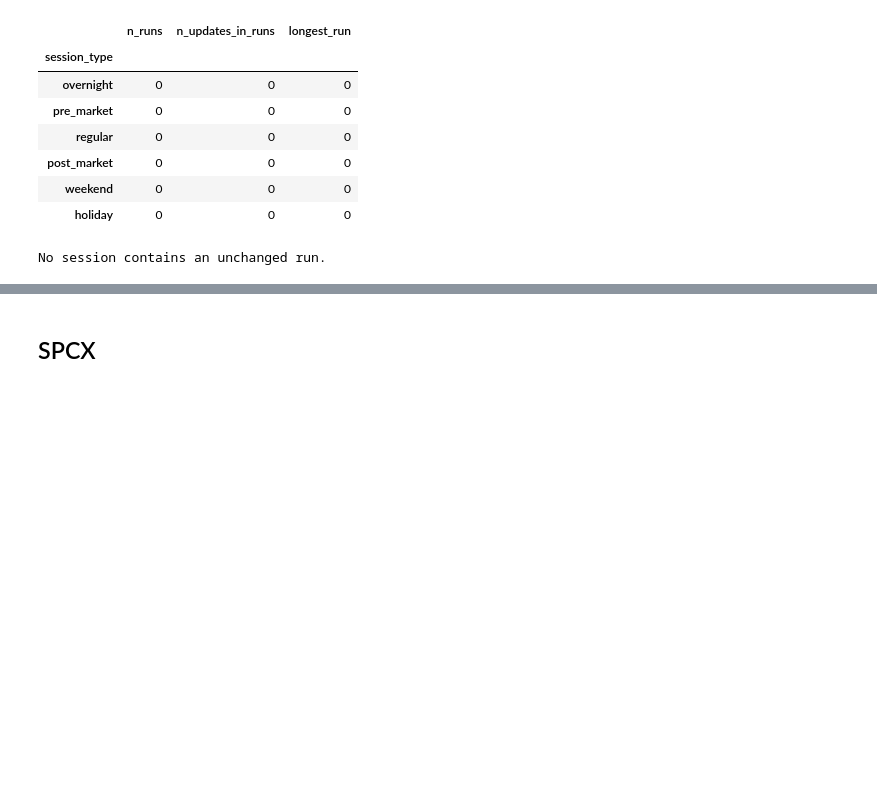
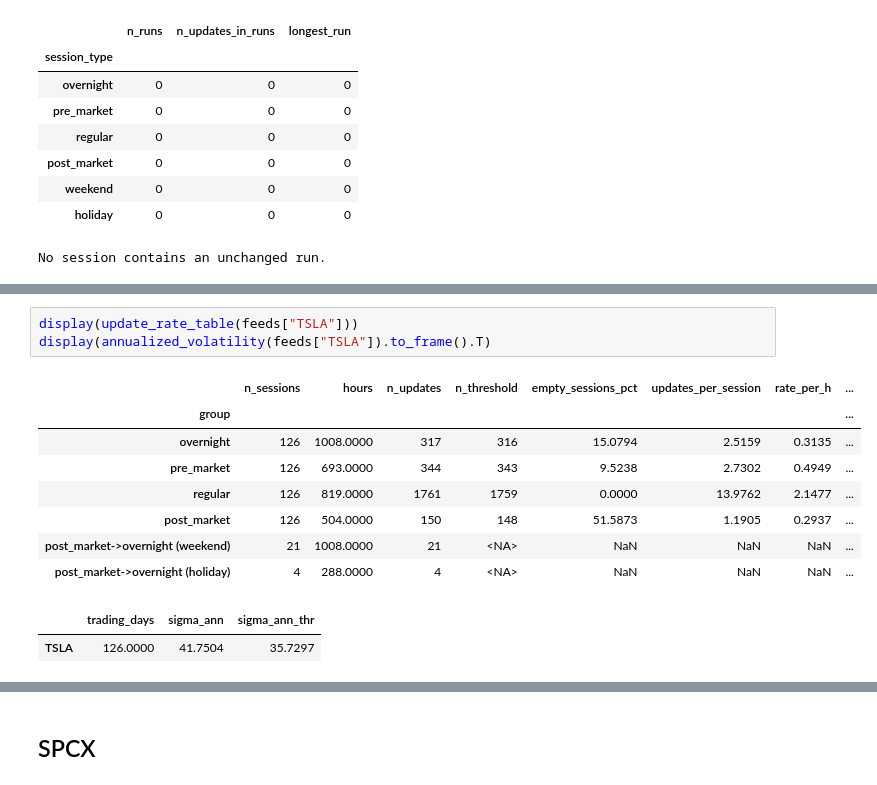
Before and after one commit to Robert29000/tokenized-price-feed-research, a Jupyter notebook: research.ipynb, the cells around one changed output, grey strips where cells are left out. Drawn from its saved outputs; the diff is of its cells as text; blank space fills up the shorter version.

```diff
--- a/research.ipynb
+++ b/research.ipynb
@@ -551,0 +920,14 @@ No session contains an unchanged run.
+# %%
+display(update_rate_table(feeds["TSLA"]))
+display(annualized_volatility(feeds["TSLA"]).to_frame().T)
+# %% [output]
+|  | n_sessions | hours | n_updates | n_threshold | empty_sessions_pct | updates_per_session | rate_per_h | ... |
+| group |  |  |  |  |  |  |  | ... |
+| overnight | 126 | 1008.0000 | 317 | 316 | 15.0794 | 2.5159 | 0.3135 | ... |
+| pre_market | 126 | 693.0000 | 344 | 343 | 9.5238 | 2.7302 | 0.4949 | ... |
+| regular | 126 | 819.0000 | 1761 | 1759 | 0.0000 | 13.9762 | 2.1477 | ... |
+| post_market | 126 | 504.0000 | 150 | 148 | 51.5873 | 1.1905 | 0.2937 | ... |
+| post_market->overnight (weekend) | 21 | 1008.0000 | 21 | <NA> | NaN | NaN | NaN | ... |
+| post_market->overnight (holiday) | 4 | 288.0000 | 4 | <NA> | NaN | NaN | NaN | ... |
+|  | trading_days | sigma_ann | sigma_ann_thr |
+| TSLA | 126.0000 | 41.7504 | 35.7297 |
```
Also changed, not shown: parts of 40 cells of this notebook, 14 other files.
